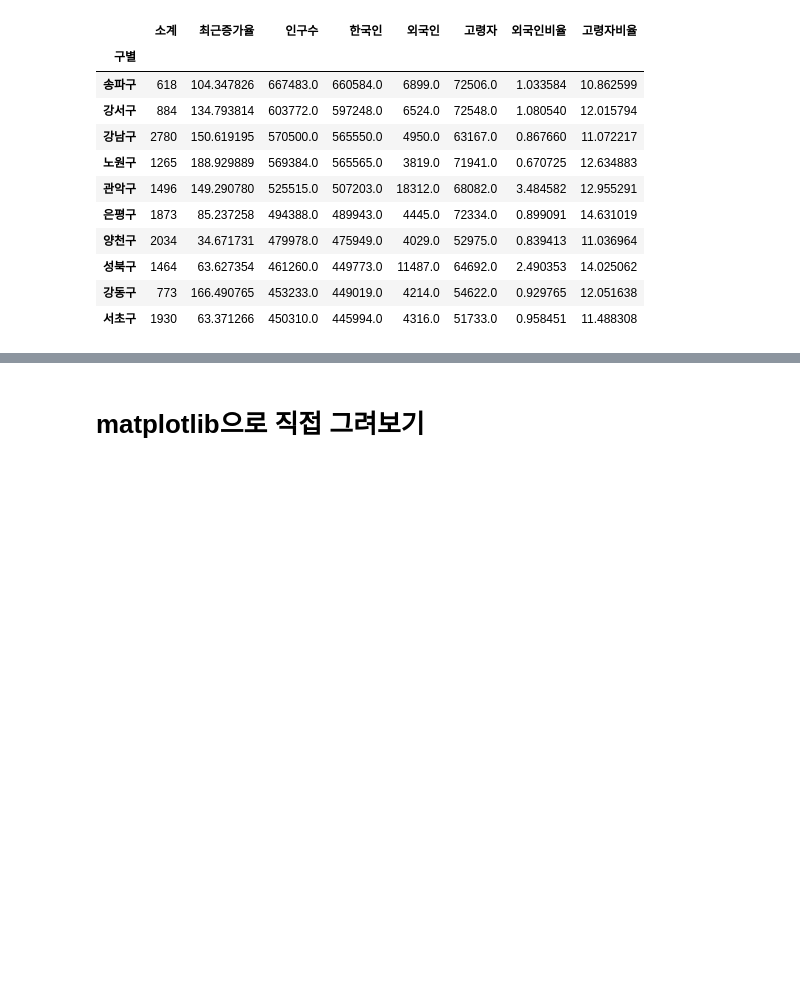
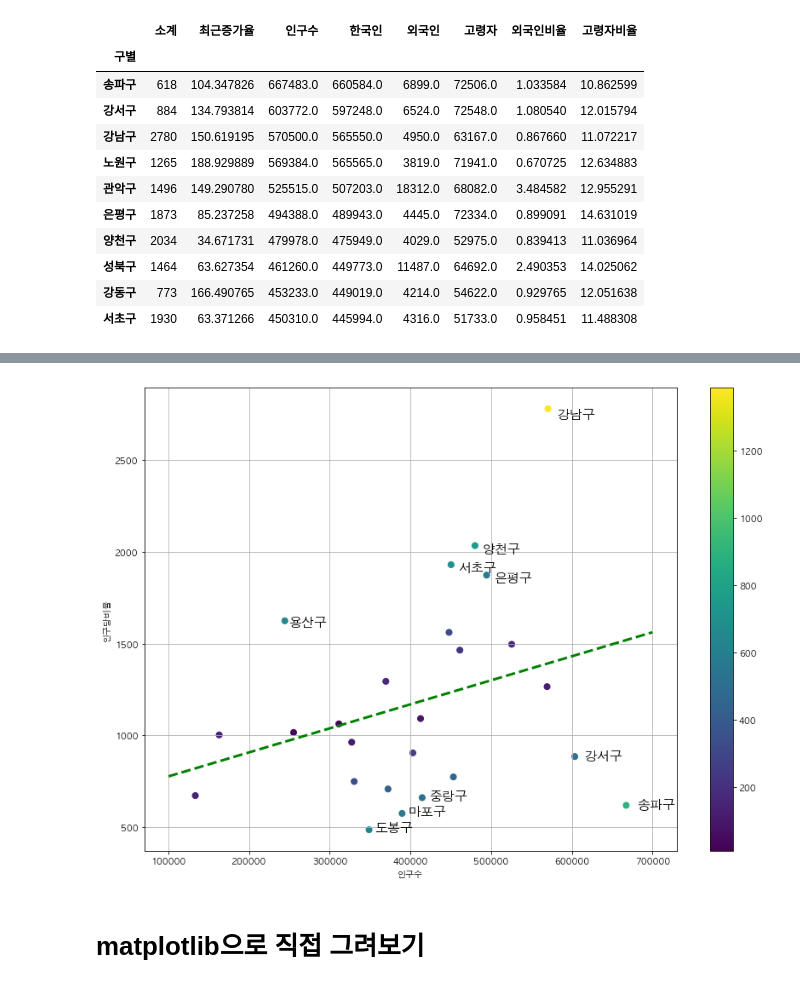
Before and after one commit to CodingSta/demo-ls-201904-pandas, a Jupyter notebook: Pandas 02 - Pinkwink.ipynb, the cells around one changed output, grey strips where cells are left out. Drawn from its saved outputs; the diff is of its cells as text; code cells hidden in the pictures; blank space fills up the shorter version.

```diff
--- a/Pandas 02 - Pinkwink.ipynb
+++ b/Pandas 02 - Pinkwink.ipynb
@@ -273,0 +298,10 @@ data_result.sort_values('인구수', ascending=False).head(10)
+# %%
+fp1 = np.polyfit(data_result['인구수'], data_result['소계'], 1)
+
+f1 = np.poly1d(fp1)
+fx = np.linspace(100000, 700000, 100)
+
+data_result['오차'] = np.abs(data_result['소계'] - f1(data_result['인구수']))
+
+df_sort = data_result.sort_values(by='오차', ascending=False)
+df_sort.head()
@@ -274,3 +316,19 @@ data_result.sort_values('인구수', ascending=False).head(10)
+# %%
+plt.figure(figsize=(14,10))
+plt.scatter(data_result['인구수'], data_result['소계'], c=data_result['오차'], s=50)
+plt.plot(fx, f1(fx), ls='dashed', lw=3, color='g')
+
+for n in range(10):
+    plt.text(df_sort['인구수'][n]*1.02, df_sort['소계'][n]*0.98,
+             df_sort.index[n], fontsize=15)
+
+plt.xlabel('인구수')
+plt.ylabel('인구당비율')
+plt.colorbar()
+plt.grid()
+plt.show()
+# %% [output]
+[figure, added]
 # %% [markdown]
 # matplotlib으로 직접 그려보기
 # %%
```
Also changed, not shown: parts of 5 cells of this notebook.
